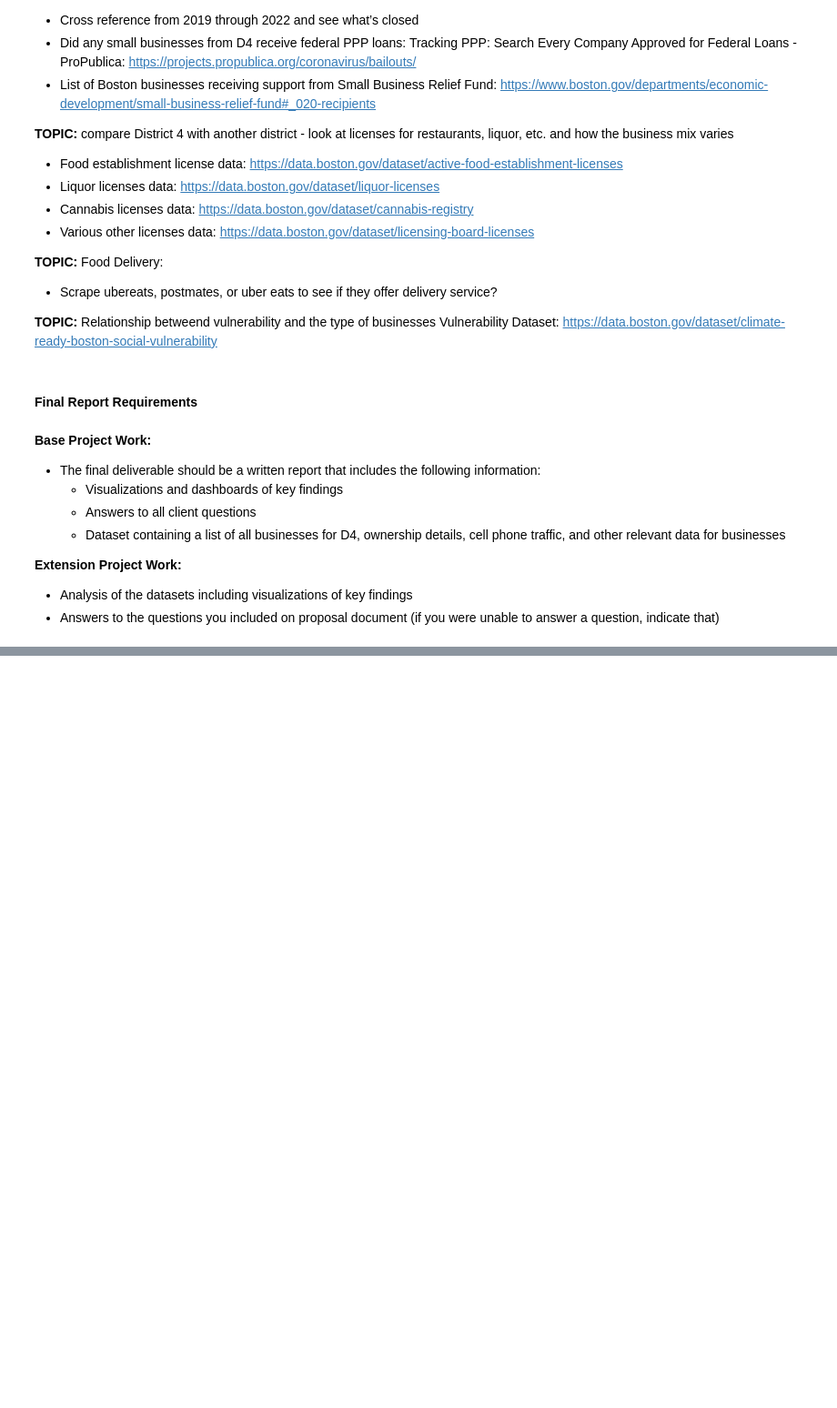
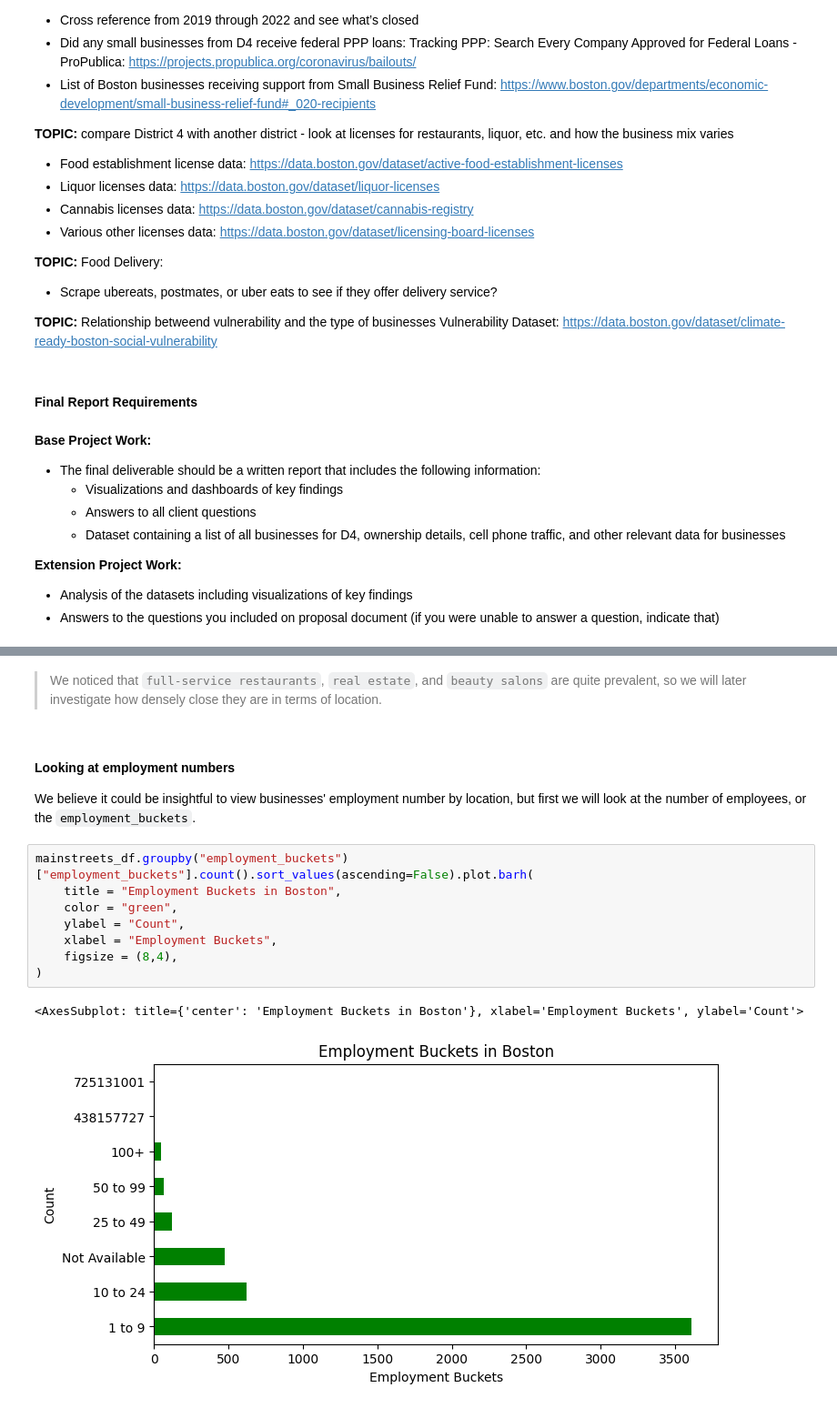
Before and after one commit to BU-Spark/ds-councilor-worrell-small-business, a Jupyter notebook: Deliverable3/report.ipynb, the cells around one changed output, grey strips where cells are left out. Shown at 91% size. Drawn from its saved outputs; the diff is of its cells as text; blank space fills up the shorter version.

```diff
--- a/Deliverable3/report.ipynb
+++ b/Deliverable3/report.ipynb
@@ -73,0 +130,16 @@ Vulnerability Dataset: https://data.boston.gov/dataset/climate-ready-boston-soci
+# %% [markdown]
+> We noticed that `full-service restaurants`, `real estate`, and `beauty salons` are quite prevalent, so we will later investigate how densely close they are in terms of location.
+# %% [markdown]
+#### **Looking at employment numbers**
+We believe it could be insightful to view businesses' employment number by location, but first we will look at the number of employees, or the `employment_buckets`.
+# %%
+mainstreets_df.groupby("employment_buckets")["employment_buckets"].count().sort_values(ascending=False).plot.barh(
+    title = "Employment Buckets in Boston",
+    color = "green",
+    ylabel = "Count",
+    xlabel = "Employment Buckets",
+    figsize = (8,4),
+)
+# %% [output]
+<AxesSubplot: title={'center': 'Employment Buckets in Boston'}, xlabel='Employment Buckets', ylabel='Count'>
+[figure, added]
```
Also changed, not shown: parts of 23 cells of this notebook.
